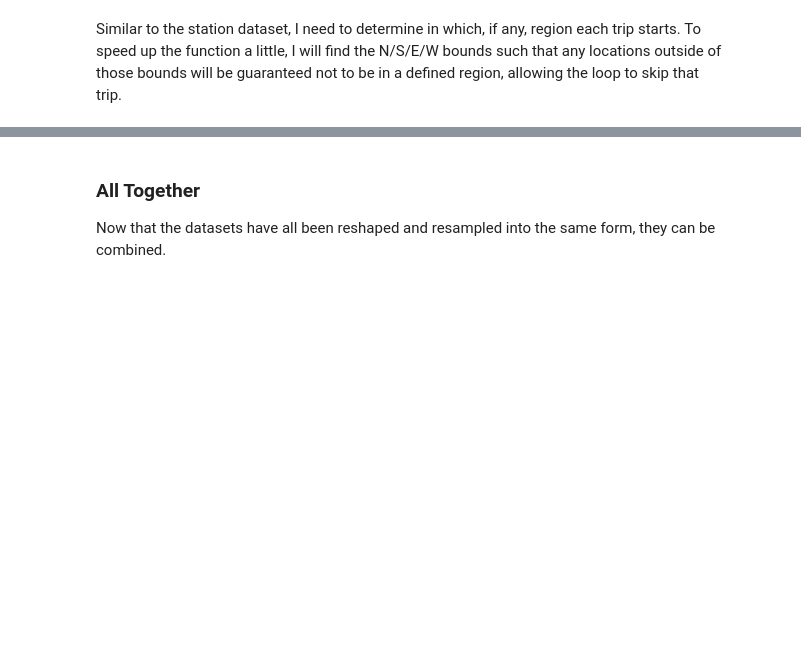
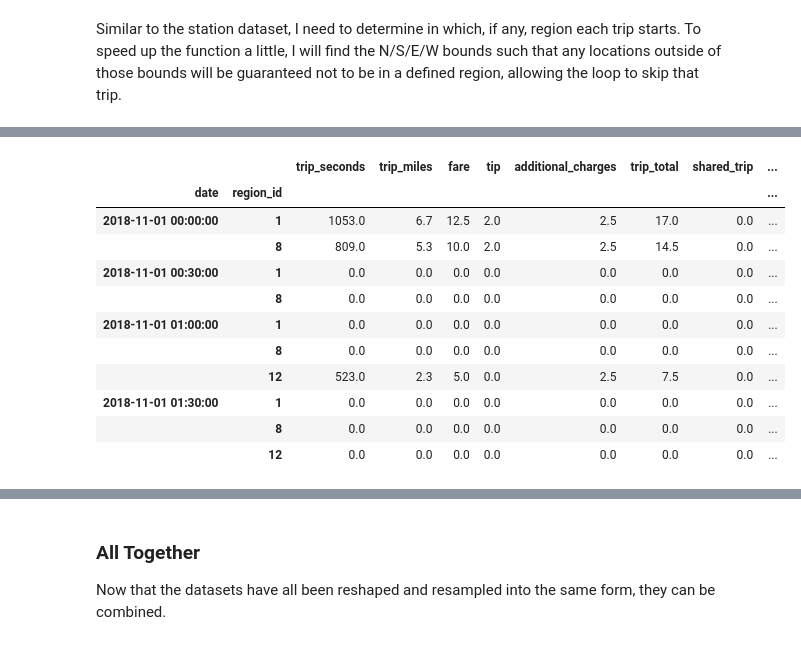
Before and after one commit to aliciasanders/traffic-congestion, a Jupyter notebook: data-wrangling.ipynb, the cells around one changed output, grey strips where cells are left out. Cells and saved outputs as stored; diff of their text form; code cells hidden in the pictures; blank space fills up the shorter version.

Commit message:
finalizes rideshares processing and combines datasets into single full dataset

```diff
--- a/data-wrangling.ipynb
+++ b/data-wrangling.ipynb
@@ -586,7 +587,7 @@ firstChunk = True
 for rideshares_chunk in rideshares_reader:
 
     # Add date as an index and sort, then slice on the dates that overlap with the congestion dataset
-    rideshares_chunk.rename_axis(["date", 'trip_id'], axis='index', inplace=True)
+    rideshares_chunk.rename_axis(['date', 'trip_id'], axis='index', inplace=True)
     rideshares_chunk = rideshares_chunk.sort_index()
     rideshares_chunk = rideshares_chunk.loc[(slice('2018-03-09', '2020-03-09'), slice(None)), :]
 
@@ -598,22 +599,25 @@ for rideshares_chunk in rideshares_reader:
 
     # Resample on start time to match the 30 minutes sample rate of the other datasets
     rideshares_chunk = rideshares_chunk.reset_index(level=1)
-    rideshares_count = pd.DataFrame(rideshares_chunk.groupby('region_id').resample('30T').count().end_time)
-    rideshares_mean = pd.DataFrame(rideshares_chunk.groupby('region_id').resample('30T').mean())
+    rideshares_count = pd.DataFrame(rideshares_chunk.groupby('region_id').resample('30T').count().trip_seconds)
+    rideshares_sum = pd.DataFrame(rideshares_chunk.groupby('region_id').resample('30T').sum())
 
     # aggregate the dataframe on the regions and resample on start time
-    rideshares_count.columns = ['trips']
-    rideshares_mean = rideshares_mean.loc[(slice(None), slice(None)), 'trip_seconds':'trips_pooled']
+    rideshares_sum = rideshares_sum.loc[(slice(None), slice(None)), 'trip_seconds':'trips_pooled']
 
     if firstChunk:
         rideshares_aggregate_count = rideshares_count.copy()
-        #rideshares_aggregate_count.columns = ['trips']
-        rideshares_aggregate_mean = rideshares_mean.copy()
+        rideshares_aggregate_sum = rideshares_sum.copy()
+        firstChunk = False
     else:
-        rideshares_aggregate_count = pd.DataFrame(pd.merge(rideshares_aggregate_count, rideshares_count, left_index=True, right_index=True).sum(axis=1))
-        rideshares_aggregate_mean = pd.DataFrame(pd.merge(rideshares_aggregate_mean, rideshares_mean, left_index=True, right_index=True).mean(axis=1))
+        rideshares_aggregate_count = pd.DataFrame(pd.concat([rideshares_aggregate_count, rideshares_count]).groupby(['date', 'region_id']).sum())
+        rideshares_aggregate_sum = pd.DataFrame(pd.concat([rideshares_aggregate_sum, rideshares_sum]).groupby(['date', 'region_id']).sum())
 
-    firstChunk = False
+rideshares_aggregate_count.columns = ['trips']
+rideshares_aggregate = rideshares_aggregate_sum.copy()
+for (columnName, columnData) in rideshares_aggregate.iteritems():
+    rideshares_aggregate['columnName'] = columnData/rideshares_aggregate_count.trips
+rideshares_aggregate['trips'] = rideshares_aggregate_count.trips
 
-rideshares_aggregate = rideshares_aggreagate_mean.copy()
-rideshares_aggregate['trips'] = rideshares_aggregate_count
+
+rideshares_aggregate.head()
@@ -619,0 +632,18 @@ rideshares_aggregate['trips'] = rideshares_aggregate_count
+# %%
+# clean and save the full rideshares subset
+full_rideshares_subset = rideshares_aggregate.drop(labels='columnName', axis='columns')
+full_rideshares_subset.head(10)
+full_rideshares_subset.to_csv('data/full_rideshares_subset.csv')
+# %% [output]
+|  |  | trip_seconds | trip_miles | fare | tip | additional_charges | trip_total | shared_trip | ... |
+| date | region_id |  |  |  |  |  |  |  | ... |
+| 2018-11-01 00:00:00 | 1 | 1053.0 | 6.7 | 12.5 | 2.0 | 2.5 | 17.0 | 0.0 | ... |
+|  | 8 | 809.0 | 5.3 | 10.0 | 2.0 | 2.5 | 14.5 | 0.0 | ... |
+| 2018-11-01 00:30:00 | 1 | 0.0 | 0.0 | 0.0 | 0.0 | 0.0 | 0.0 | 0.0 | ... |
+|  | 8 | 0.0 | 0.0 | 0.0 | 0.0 | 0.0 | 0.0 | 0.0 | ... |
+| 2018-11-01 01:00:00 | 1 | 0.0 | 0.0 | 0.0 | 0.0 | 0.0 | 0.0 | 0.0 | ... |
+|  | 8 | 0.0 | 0.0 | 0.0 | 0.0 | 0.0 | 0.0 | 0.0 | ... |
+|  | 12 | 523.0 | 2.3 | 5.0 | 0.0 | 2.5 | 7.5 | 0.0 | ... |
+| 2018-11-01 01:30:00 | 1 | 0.0 | 0.0 | 0.0 | 0.0 | 0.0 | 0.0 | 0.0 | ... |
+|  | 8 | 0.0 | 0.0 | 0.0 | 0.0 | 0.0 | 0.0 | 0.0 | ... |
+|  | 12 | 0.0 | 0.0 | 0.0 | 0.0 | 0.0 | 0.0 | 0.0 | ... |
```
Also changed, not shown: parts of 11 cells of this notebook.
